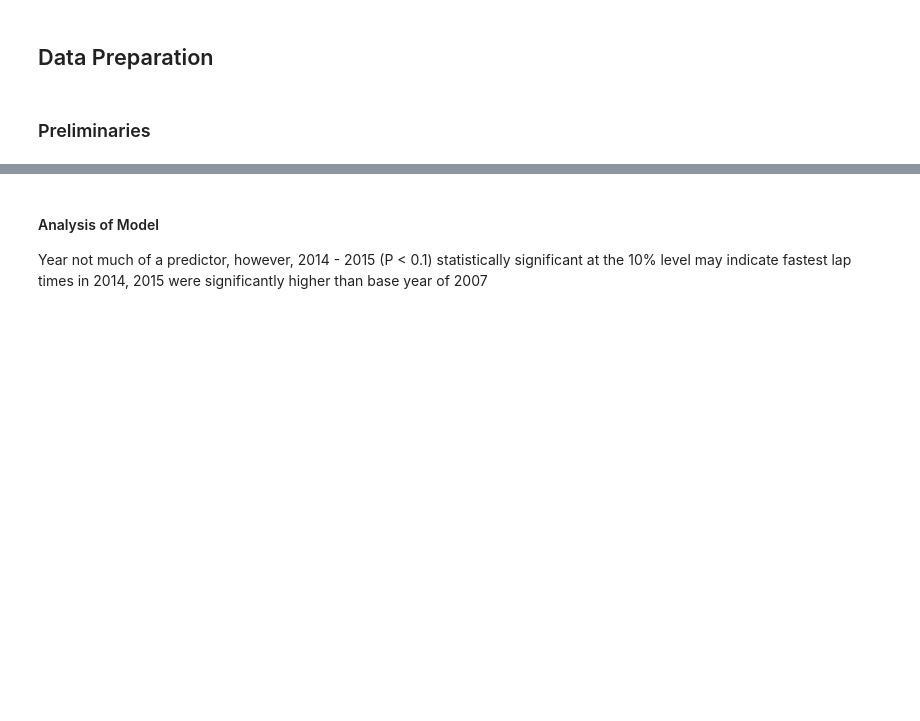
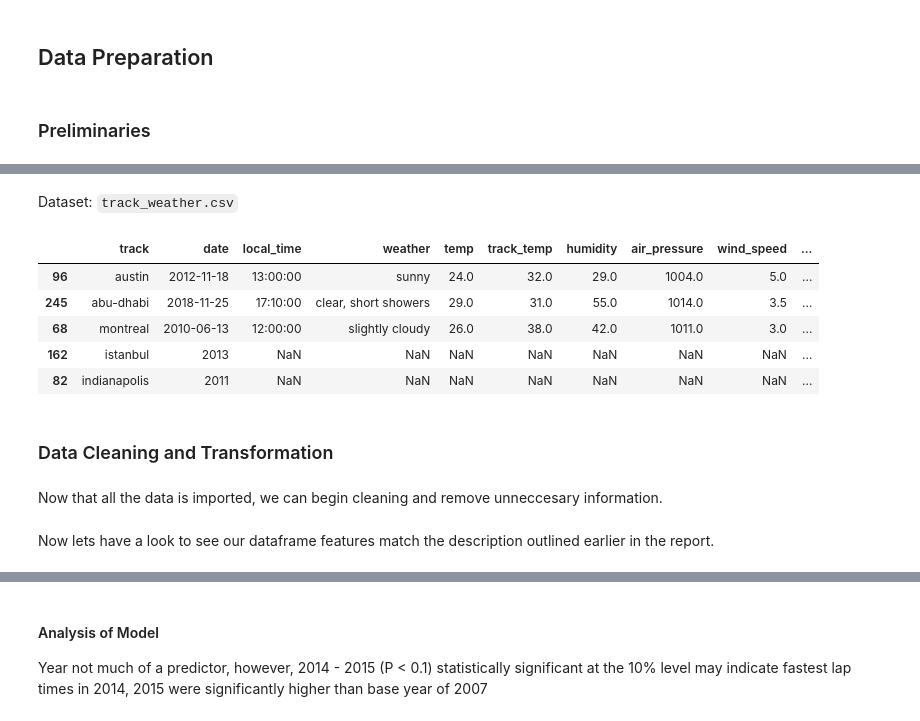
Before and after one commit to floeck/f1-weather-analysis, a Jupyter notebook: notebooks/V10FTW_Project.ipynb, the cells around one changed output, grey strips where cells are left out. Drawn from its saved outputs; the diff is of its cells as text; code cells hidden in the pictures; blank space fills up the shorter version.

Commit message:
:chart_with_upwards_trend: Report intro and model almost done

```diff
--- a/notebooks/V10FTW_Project.ipynb
+++ b/notebooks/V10FTW_Project.ipynb
@@ -243,0 +168,15 @@ Warnings:
+# %% [markdown]
+Dataset: `track_weather.csv`
+# %%
+track_weather.sample(5, random_state=999)
+# %% [output]
+|  | track | date | local_time | weather | temp | track_temp | humidity | air_pressure | wind_speed | ... |
+| 96 | austin | 2012-11-18 | 13:00:00 | sunny | 24.0 | 32.0 | 29.0 | 1004.0 | 5.0 | ... |
+| 245 | abu-dhabi | 2018-11-25 | 17:10:00 | clear, short showers | 29.0 | 31.0 | 55.0 | 1014.0 | 3.5 | ... |
+| 68 | montreal | 2010-06-13 | 12:00:00 | slightly cloudy | 26.0 | 38.0 | 42.0 | 1011.0 | 3.0 | ... |
+| 162 | istanbul | 2013 | NaN | NaN | NaN | NaN | NaN | NaN | NaN | ... |
+| 82 | indianapolis | 2011 | NaN | NaN | NaN | NaN | NaN | NaN | NaN | ... |
+# %% [markdown]
+### Data Cleaning and Transformation
+# %% [markdown]
+Now that all the data is imported, we can begin cleaning and remove unneccesary information.
@@ -243,0 +219,2 @@ Warnings:
+# %% [markdown]
+Now lets have a look to see our dataframe features match the description outlined earlier in the report.
```
Also changed, not shown: parts of 48 cells of this notebook, 1 other file.
